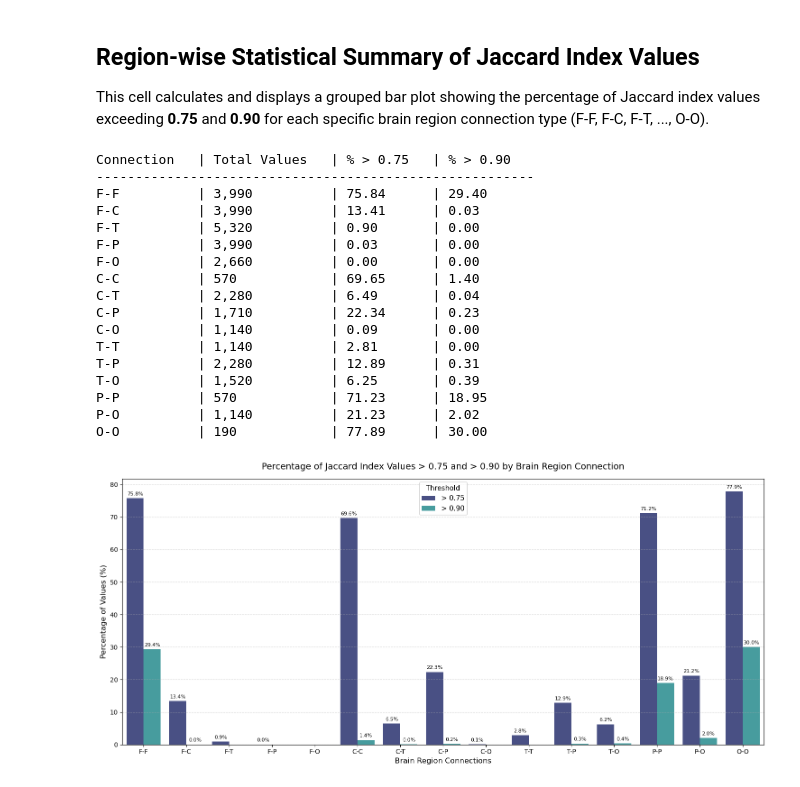
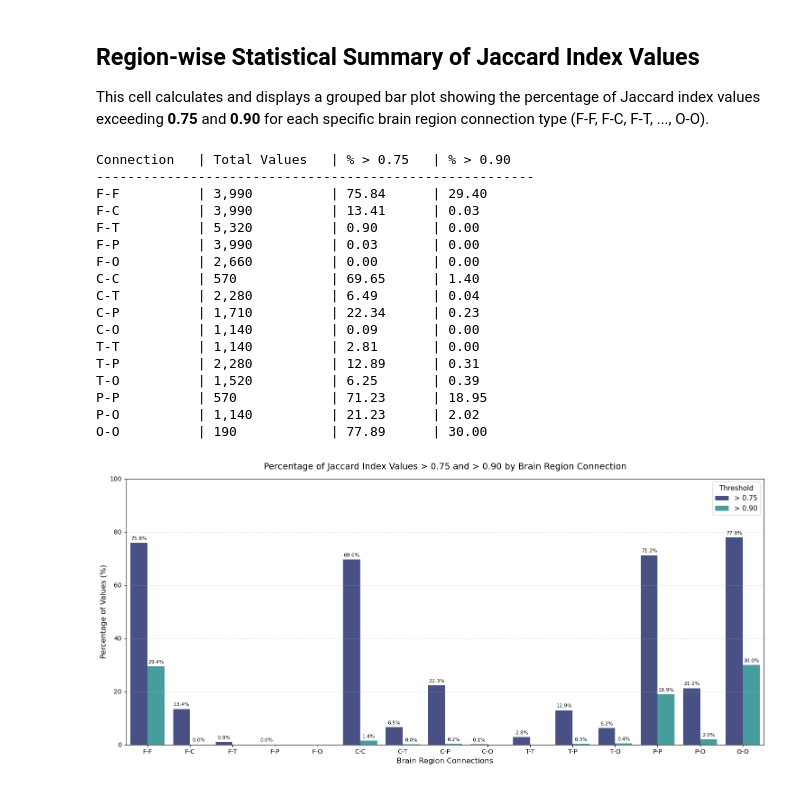
Before and after one commit to AlooKaLaddoo/HonoursM26, a Jupyter notebook: weighted/correlationJaccard.ipynb, the cells around one changed output. Cells and saved outputs as stored; diff of their text form; code cells hidden in the pictures.

Commit message:
fixed y axis limit to 100 in all plots

```diff
--- a/weighted/correlationJaccard.ipynb
+++ b/weighted/correlationJaccard.ipynb
@@ -272,6 +272,7 @@ ax = sns.barplot(data=df_stats, x='Region Pair', y='Percentage', hue='Threshold'
 plt.title('Percentage of Jaccard Index Values > 0.75 and > 0.90 by Brain Region Connection', fontsize=14, pad=15)
 plt.xlabel('Brain Region Connections', fontsize=12)
 plt.ylabel('Percentage of Values (%)', fontsize=12)
+plt.ylim(0, 100)
 plt.grid(axis='y', linestyle='--', alpha=0.5)
 
 # Add value labels above the bars for clear readability
@@ -279,31 +280,31 @@ for p in ax.patches:
     height = p.get_height()
     if height > 0:
         ax.annotate(f"{height:.1f}%",
                     (p.get_x() + p.get_width() / 2., height),
                     ha='center', va='bottom',
                     xytext=(0, 3),
                     textcoords='offset points',
                     fontsize=8, rotation=0)
 
 plt.legend(title='Threshold', fontsize=11, title_fontsize=11)
 plt.tight_layout()
 plt.show()
 # %% [output]
 Connection   | Total Values   | % > 0.75   | % > 0.90
 --------------------------------------------------------
 F-F          | 3,990          | 75.84      | 29.40
 F-C          | 3,990          | 13.41      | 0.03
 F-T          | 5,320          | 0.90       | 0.00
 F-P          | 3,990          | 0.03       | 0.00
 F-O          | 2,660          | 0.00       | 0.00
 C-C          | 570            | 69.65      | 1.40
 C-T          | 2,280          | 6.49       | 0.04
 C-P          | 1,710          | 22.34      | 0.23
 C-O          | 1,140          | 0.09       | 0.00
 T-T          | 1,140          | 2.81       | 0.00
 T-P          | 2,280          | 12.89      | 0.31
 T-O          | 1,520          | 6.25       | 0.39
 P-P          | 570            | 71.23      | 18.95
 P-O          | 1,140          | 21.23      | 2.02
 O-O          | 190            | 77.89      | 30.00
-[figure, old version]
+[figure, new version]
```
Also changed, not shown: 1 other file.
